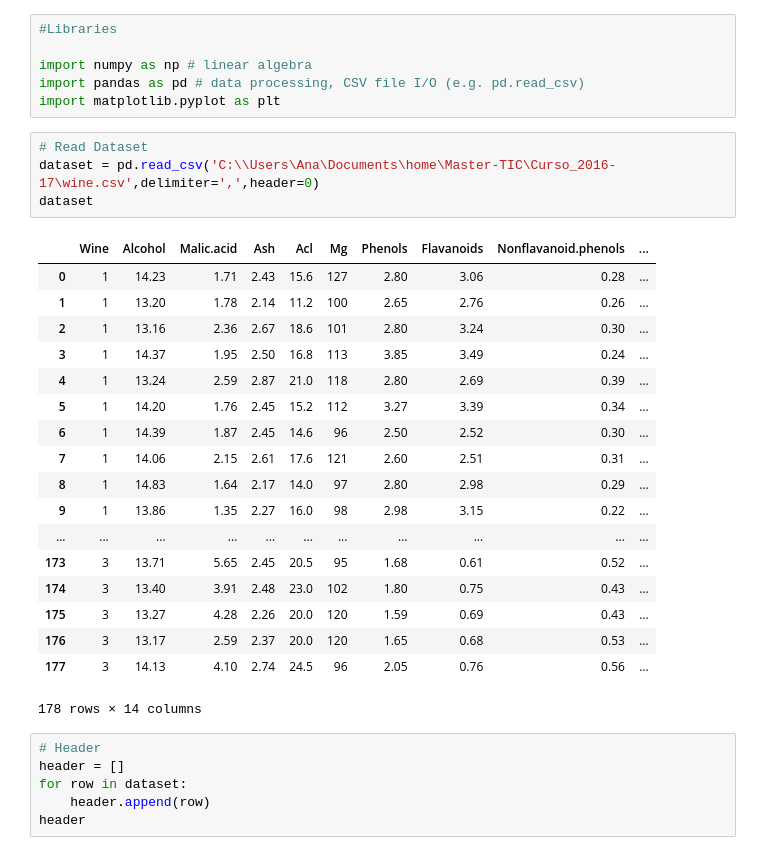
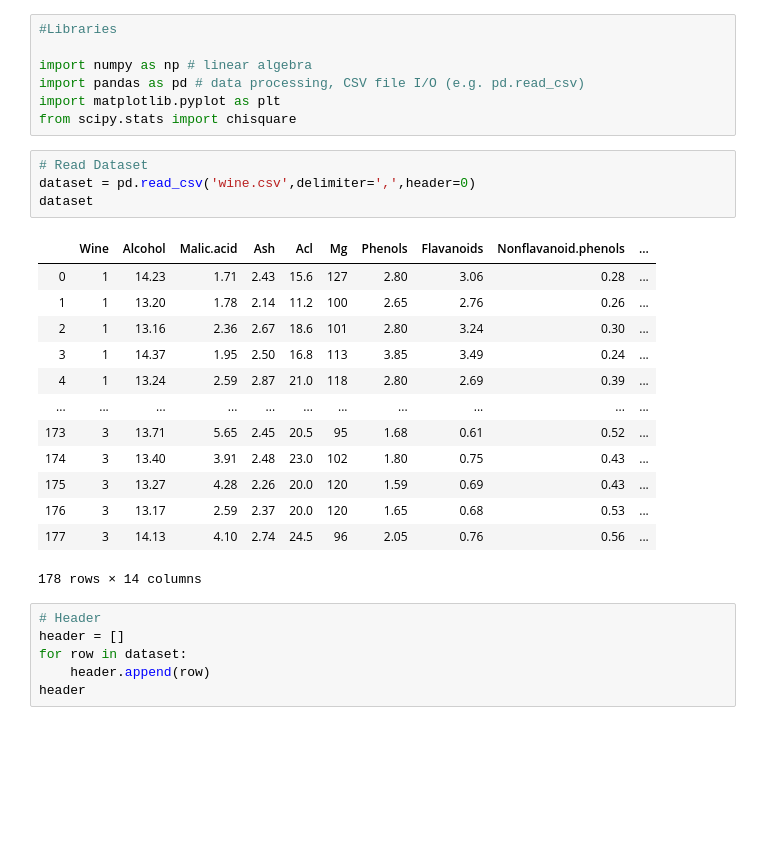
Before and after one commit to vabichequer/Lab1-ML, a Jupyter notebook: Muestra/Muestra.ipynb, the cells around one changed output. Cells and saved outputs as stored; diff of their text form; blank space fills up the shorter version.

```diff
--- a/Muestra/Muestra.ipynb
+++ b/Muestra/Muestra.ipynb
@@ -4,22 +4,18 @@
 import numpy as np # linear algebra
 import pandas as pd # data processing, CSV file I/O (e.g. pd.read_csv)
 import matplotlib.pyplot as plt
+from scipy.stats import chisquare
 # %%
 # Read Dataset
-dataset = pd.read_csv('C:\\Users\Ana\Documents\home\Master-TIC\Curso_2016-17\wine.csv',delimiter=',',header=0)
+dataset = pd.read_csv('wine.csv',delimiter=',',header=0)
 dataset
 # %% [output]
 |  | Wine | Alcohol | Malic.acid | Ash | Acl | Mg | Phenols | Flavanoids | Nonflavanoid.phenols | ... |
 | 0 | 1 | 14.23 | 1.71 | 2.43 | 15.6 | 127 | 2.80 | 3.06 | 0.28 | ... |
 | 1 | 1 | 13.20 | 1.78 | 2.14 | 11.2 | 100 | 2.65 | 2.76 | 0.26 | ... |
 | 2 | 1 | 13.16 | 2.36 | 2.67 | 18.6 | 101 | 2.80 | 3.24 | 0.30 | ... |
 | 3 | 1 | 14.37 | 1.95 | 2.50 | 16.8 | 113 | 3.85 | 3.49 | 0.24 | ... |
 | 4 | 1 | 13.24 | 2.59 | 2.87 | 21.0 | 118 | 2.80 | 2.69 | 0.39 | ... |
-| 5 | 1 | 14.20 | 1.76 | 2.45 | 15.2 | 112 | 3.27 | 3.39 | 0.34 | ... |
-| 6 | 1 | 14.39 | 1.87 | 2.45 | 14.6 | 96 | 2.50 | 2.52 | 0.30 | ... |
-| 7 | 1 | 14.06 | 2.15 | 2.61 | 17.6 | 121 | 2.60 | 2.51 | 0.31 | ... |
-| 8 | 1 | 14.83 | 1.64 | 2.17 | 14.0 | 97 | 2.80 | 2.98 | 0.29 | ... |
-| 9 | 1 | 13.86 | 1.35 | 2.27 | 16.0 | 98 | 2.98 | 3.15 | 0.22 | ... |
 | ... | ... | ... | ... | ... | ... | ... | ... | ... | ... | ... |
 | 173 | 3 | 13.71 | 5.65 | 2.45 | 20.5 | 95 | 1.68 | 0.61 | 0.52 | ... |
 | 174 | 3 | 13.40 | 3.91 | 2.48 | 23.0 | 102 | 1.80 | 0.75 | 0.43 | ... |
```
Also changed, not shown: parts of 8 cells of this notebook, 3 other files.
